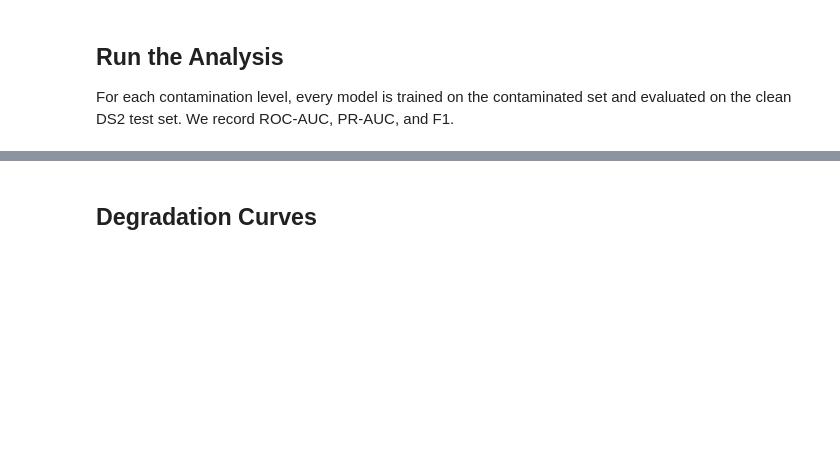
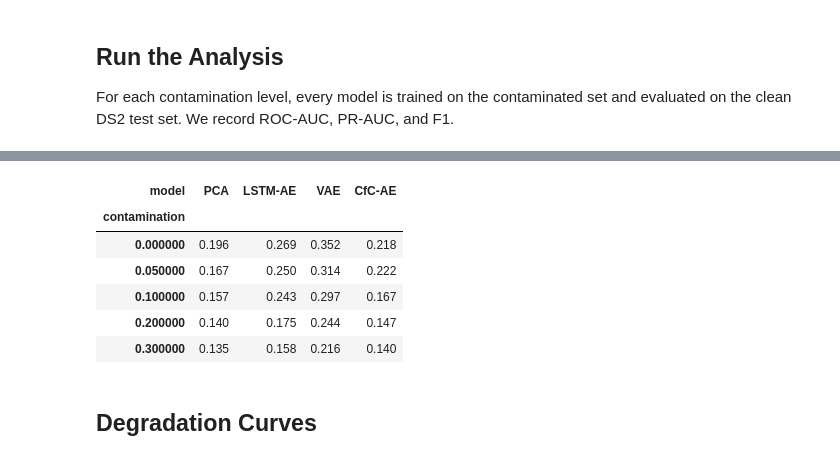
Before and after one commit to ValTal5/mitbih-anomaly-detection, a Jupyter notebook: notebooks/08_contamination_analysis.ipynb, the cells around one changed output, grey strips where cells are left out. Saved outputs shown, nothing was run; the diff lists cells and outputs as text; code cells hidden in the pictures; blank space fills up the shorter version.

```diff
--- a/notebooks/08_contamination_analysis.ipynb
+++ b/notebooks/08_contamination_analysis.ipynb
@@ -202,3 +211,15 @@ display(pivot_roc.style.format("{:.3f}").background_gradient(cmap="Greens", axis
+# %%
+pivot_pr = results.pivot(index="contamination", columns="model", values="PR-AUC")
+pivot_pr = pivot_pr[["PCA", "LSTM-AE", "VAE", "CfC-AE"]]
+display(pivot_pr.style.format("{:.3f}").background_gradient(cmap="Greens", axis=None))
+# %% [output]
+| model | PCA | LSTM-AE | VAE | CfC-AE |
+| contamination |  |  |  |  |
+| 0.000000 | 0.196 | 0.269 | 0.352 | 0.218 |
+| 0.050000 | 0.167 | 0.250 | 0.314 | 0.222 |
+| 0.100000 | 0.157 | 0.243 | 0.297 | 0.167 |
+| 0.200000 | 0.140 | 0.175 | 0.244 | 0.147 |
+| 0.300000 | 0.135 | 0.158 | 0.216 | 0.140 |
 # %% [markdown]
 ## Degradation Curves
 # %%
```
Also changed, not shown: parts of 6 cells of this notebook, 2 other files.
